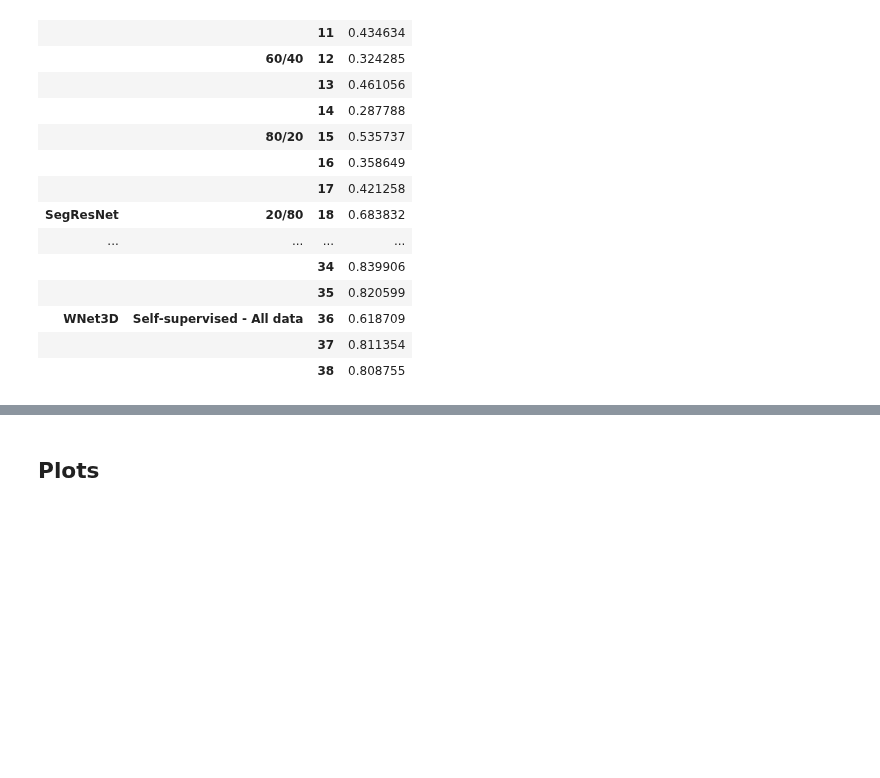
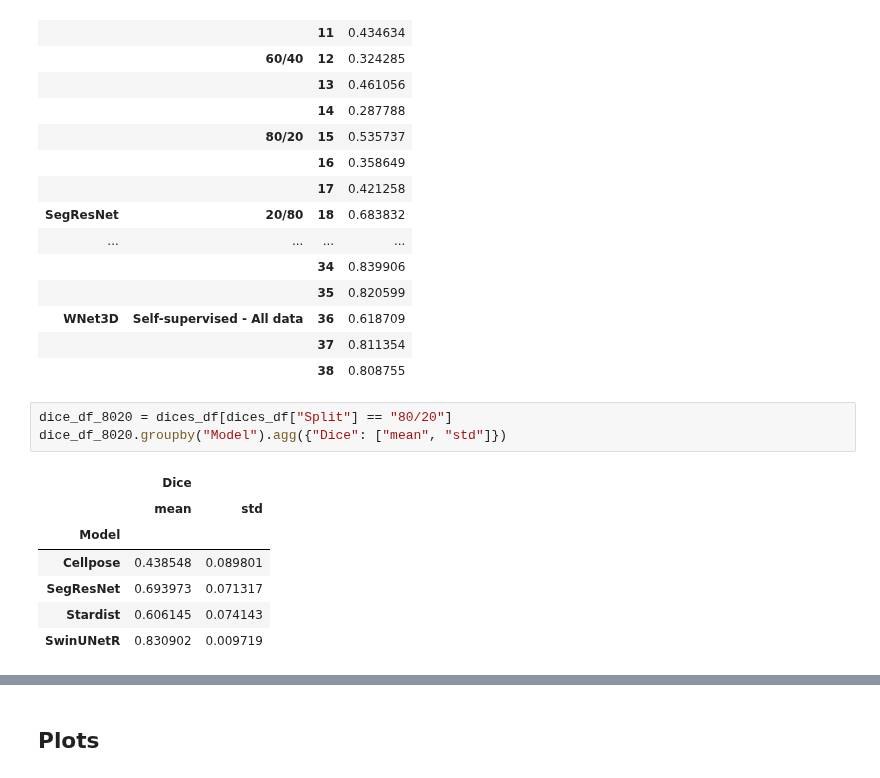
Before and after one commit to C-Achard/cellseg3d-figures, a Jupyter notebook: book/fig2-c-d-splits/splits_benchmark.ipynb, the cells around one changed output, grey strips where cells are left out. Saved outputs shown, nothing was run; the diff lists cells and outputs as text; blank space fills up the shorter version.

Commit message:
Added splits metrics and screenshots utility

```diff
--- a/book/fig2-c-d-splits/splits_benchmark.ipynb
+++ b/book/fig2-c-d-splits/splits_benchmark.ipynb
@@ -287,3 +287,14 @@ dice_df_t
 | WNet3D | Self-supervised - All data | 36 | 0.618709 |
 |  |  | 37 | 0.811354 |
 |  |  | 38 | 0.808755 |
+# %%
+dice_df_8020 = dices_df[dices_df["Split"] == "80/20"]
+dice_df_8020.groupby("Model").agg({"Dice": ["mean", "std"]})
+# %% [output]
+|  | Dice |  |
+|  | mean | std |
+| Model |  |  |
+| Cellpose | 0.438548 | 0.089801 |
+| SegResNet | 0.693973 | 0.071317 |
+| Stardist | 0.606145 | 0.074143 |
+| SwinUNetR | 0.830902 | 0.009719 |
```
Also changed, not shown: parts of 1 cell of this notebook, 1 other file.
